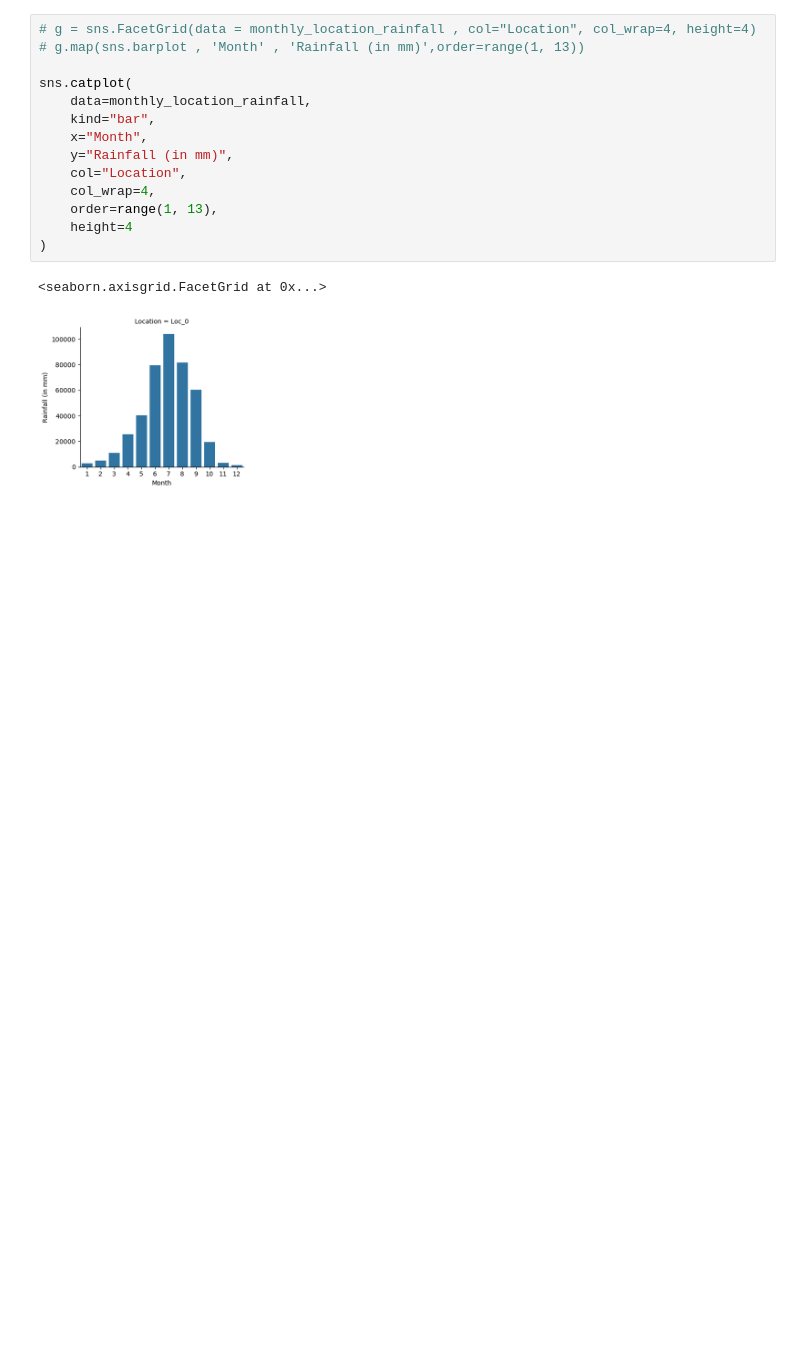
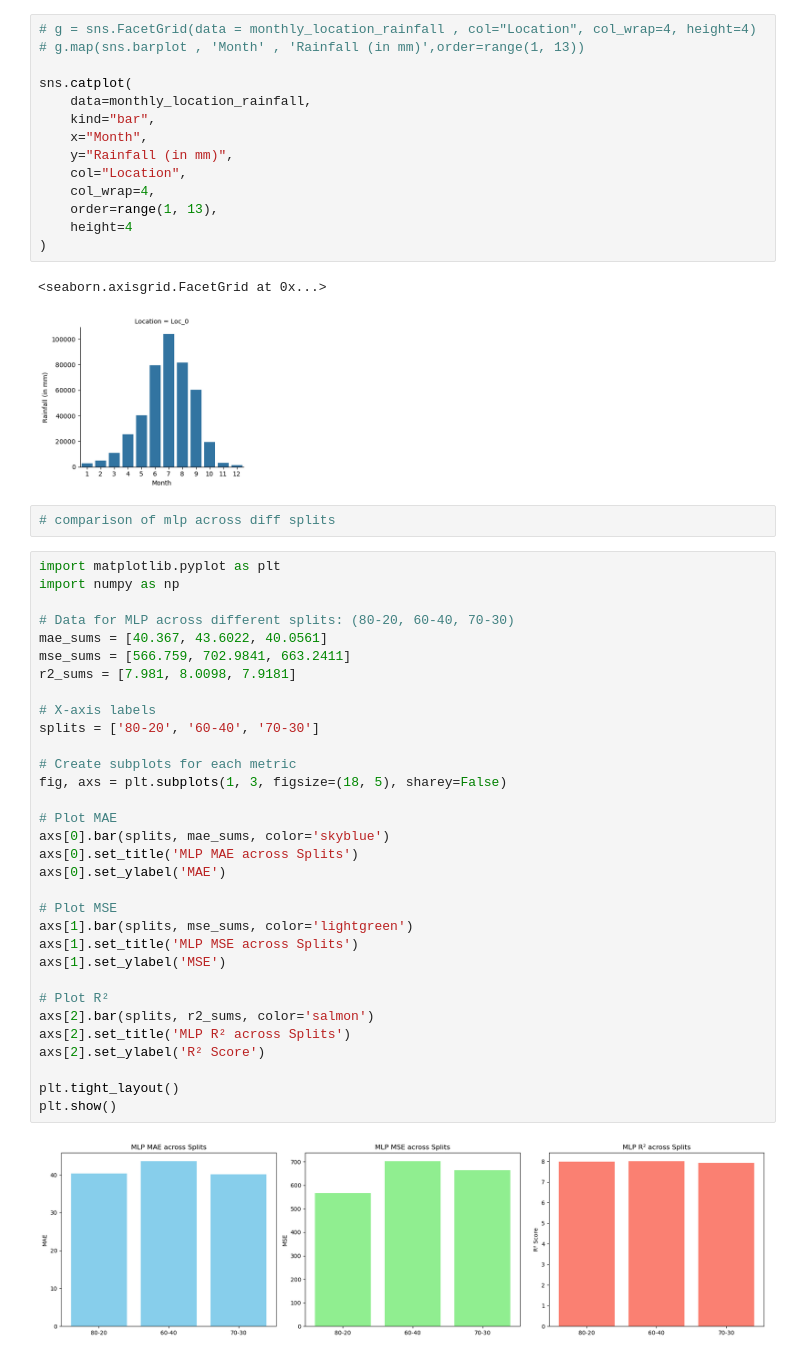
Before and after one commit to riyaahlawat/Sikkim-Rainfall-Prediction, a Jupyter notebook: Classification Models (yes or no)/80 - 20/(80-20) location 0 (1901-2024) - Logistic Reg + SVM + Random Forest.ipynb, the cells around one changed output. Saved outputs shown, nothing was run; the diff lists cells and outputs as text; blank space fills up the shorter version.

```diff
--- a/Classification Models (yes or no)/80 - 20/(80-20) location 0 (1901-2024) - Logistic Reg + SVM + Random Forest.ipynb
+++ b/Classification Models (yes or no)/80 - 20/(80-20) location 0 (1901-2024) - Logistic Reg + SVM + Random Forest.ipynb
@@ -233,3 +233,39 @@ sns.catplot(
 # %% [output]
 <seaborn.axisgrid.FacetGrid at 0x...>
 [figure]
+# %%
+# comparison of mlp across diff splits
+# %%
+import matplotlib.pyplot as plt
+import numpy as np
+
+# Data for MLP across different splits: (80-20, 60-40, 70-30)
+mae_sums = [40.367, 43.6022, 40.0561]
+mse_sums = [566.759, 702.9841, 663.2411]
+r2_sums = [7.981, 8.0098, 7.9181]
+
+# X-axis labels
+splits = ['80-20', '60-40', '70-30']
+
+# Create subplots for each metric
+fig, axs = plt.subplots(1, 3, figsize=(18, 5), sharey=False)
+
+# Plot MAE
+axs[0].bar(splits, mae_sums, color='skyblue')
+axs[0].set_title('MLP MAE across Splits')
+axs[0].set_ylabel('MAE')
+
+# Plot MSE
+axs[1].bar(splits, mse_sums, color='lightgreen')
+axs[1].set_title('MLP MSE across Splits')
+axs[1].set_ylabel('MSE')
+
+# Plot R²
+axs[2].bar(splits, r2_sums, color='salmon')
+axs[2].set_title('MLP R² across Splits')
+axs[2].set_ylabel('R² Score')
+
+plt.tight_layout()
+plt.show()
+# %% [output]
+[figure, added]
```
Also changed, not shown: 5 other files.
